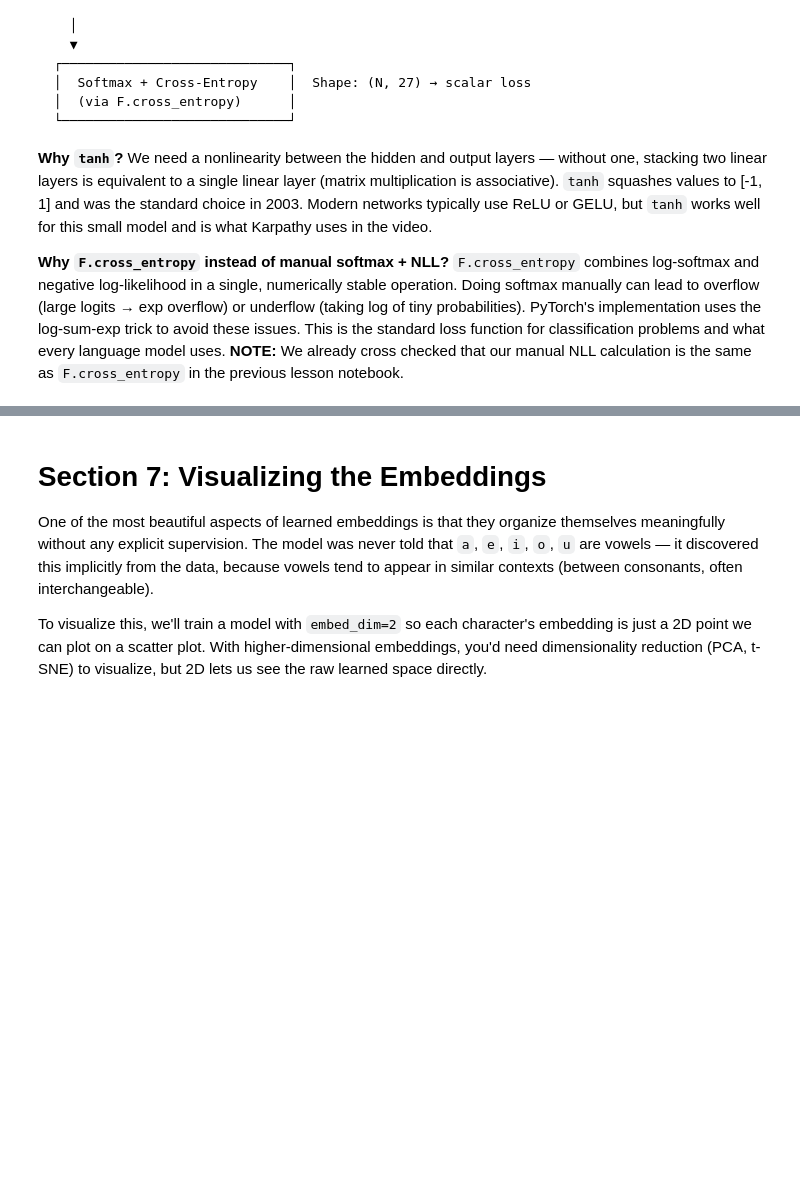
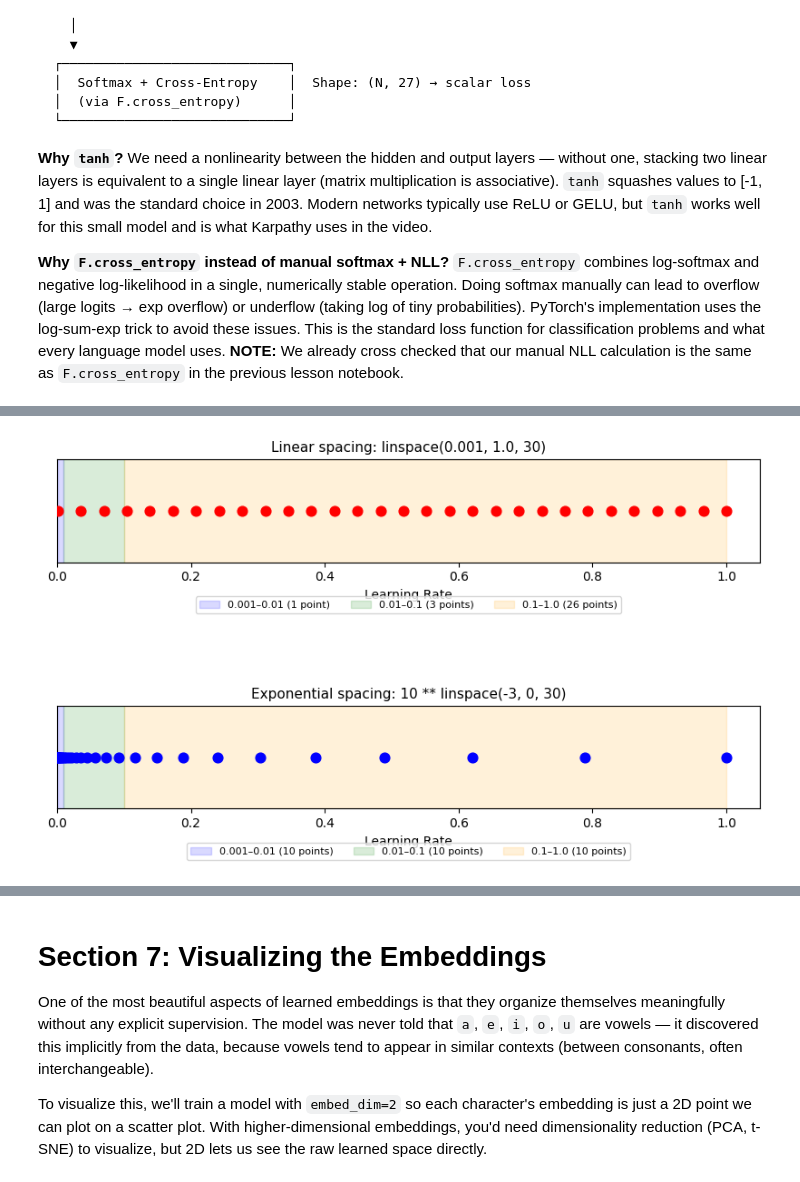
Before and after one commit to kshitijg92/karpathy-zero-to-hero-deep-work, a Jupyter notebook: lesson_3_makemore_mlp/makemore_mlp.ipynb, the cells around one changed output, grey strips where cells are left out. Drawn from its saved outputs; the diff is of its cells as text; code cells hidden in the pictures; blank space fills up the shorter version.

```diff
--- a/lesson_3_makemore_mlp/makemore_mlp.ipynb
+++ b/lesson_3_makemore_mlp/makemore_mlp.ipynb
@@ -486,3 +514,44 @@ plt.show()
+# %%
+# Visual comparison: linear vs exponential LR spacing
+import numpy as np
+
+fig, axes = plt.subplots(2, 1, figsize=(10, 5), gridspec_kw={'hspace': 1.4})
+
+n_points = 30  # use fewer points so the clustering is obvious
+
+# Linear spacing
+linear_lrs = np.linspace(0.001, 1.0, n_points)
+axes[0].scatter(linear_lrs, [0]*n_points, s=60, c='red', zorder=5)
+axes[0].set_xlim(0, 1.05)
+axes[0].set_yticks([])
+axes[0].set_title('Linear spacing: linspace(0.001, 1.0, 30)', fontsize=11)
+axes[0].axvspan(0.001, 0.01, alpha=0.15, color='blue', label='0.001–0.01 (1 point)')
+axes[0].axvspan(0.01, 0.1, alpha=0.15, color='green', label='0.01–0.1 (3 points)')
+axes[0].axvspan(0.1, 1.0, alpha=0.15, color='orange', label='0.1–1.0 (26 points)')
+axes[0].legend(loc='lower center', fontsize=8, bbox_to_anchor=(0.5, -0.55), ncol=3)
+axes[0].set_xlabel('Learning Rate')
+
+# Exponential spacing
+exp_lrs = 10 ** np.linspace(-3, 0, n_points)
+axes[1].scatter(exp_lrs, [0]*n_points, s=60, c='blue', zorder=5)
+axes[1].set_xlim(0, 1.05)
+axes[1].set_yticks([])
+axes[1].set_title('Exponential spacing: 10 ** linspace(-3, 0, 30)', fontsize=11)
+n1_exp = np.sum((exp_lrs >= 0.001) & (exp_lrs < 0.01))
+n2_exp = np.sum((exp_lrs >= 0.01) & (exp_lrs < 0.1))
+n3_exp = np.sum((exp_lrs >= 0.1) & (exp_lrs <= 1.0))
+axes[1].axvspan(0.001, 0.01, alpha=0.15, color='blue', label=f'0.001–0.01 ({n1_exp} points)')
+axes[1].axvspan(0.01, 0.1, alpha=0.15, color='green', label=f'0.01–0.1 ({n2_exp} points)')
+axes[1].axvspan(0.1, 1.0, alpha=0.15, color='orange', label=f'0.1–1.0 ({n3_exp} points)')
+axes[1].legend(loc='lower center', fontsize=8, bbox_to_anchor=(0.5, -0.55), ncol=3)
+axes[1].set_xlabel('Learning Rate')
+
+plt.show()
+
+# The linear plot wastes almost all its points in the [0.1, 1.0] range.
+# The exponential plot spreads points evenly across ALL orders of magnitude.
+# %% [output]
+[figure, added]
 # %%
 # Now train for real with the learning rate we found
 
```
Also changed, not shown: parts of 12 cells of this notebook.
